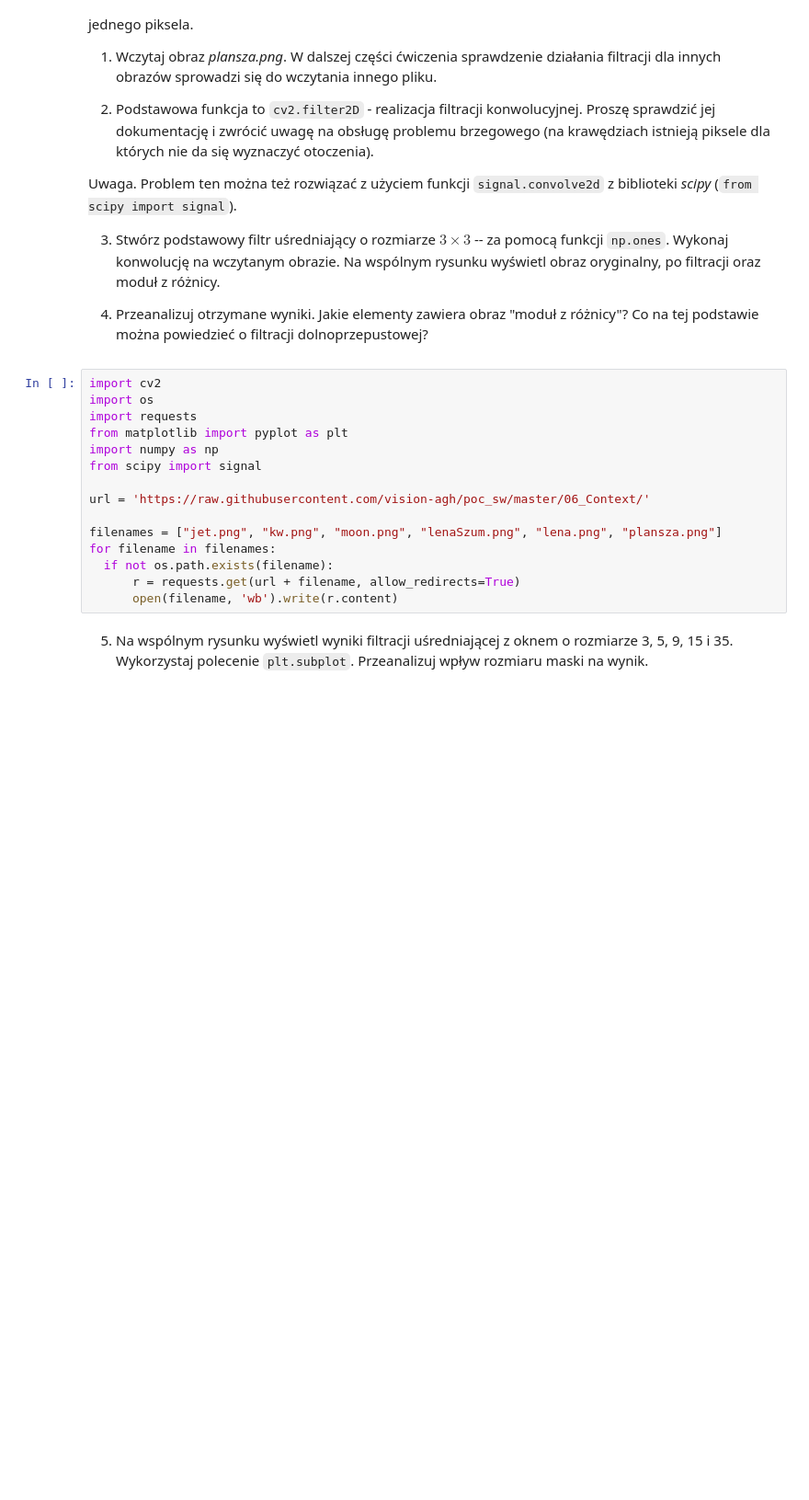
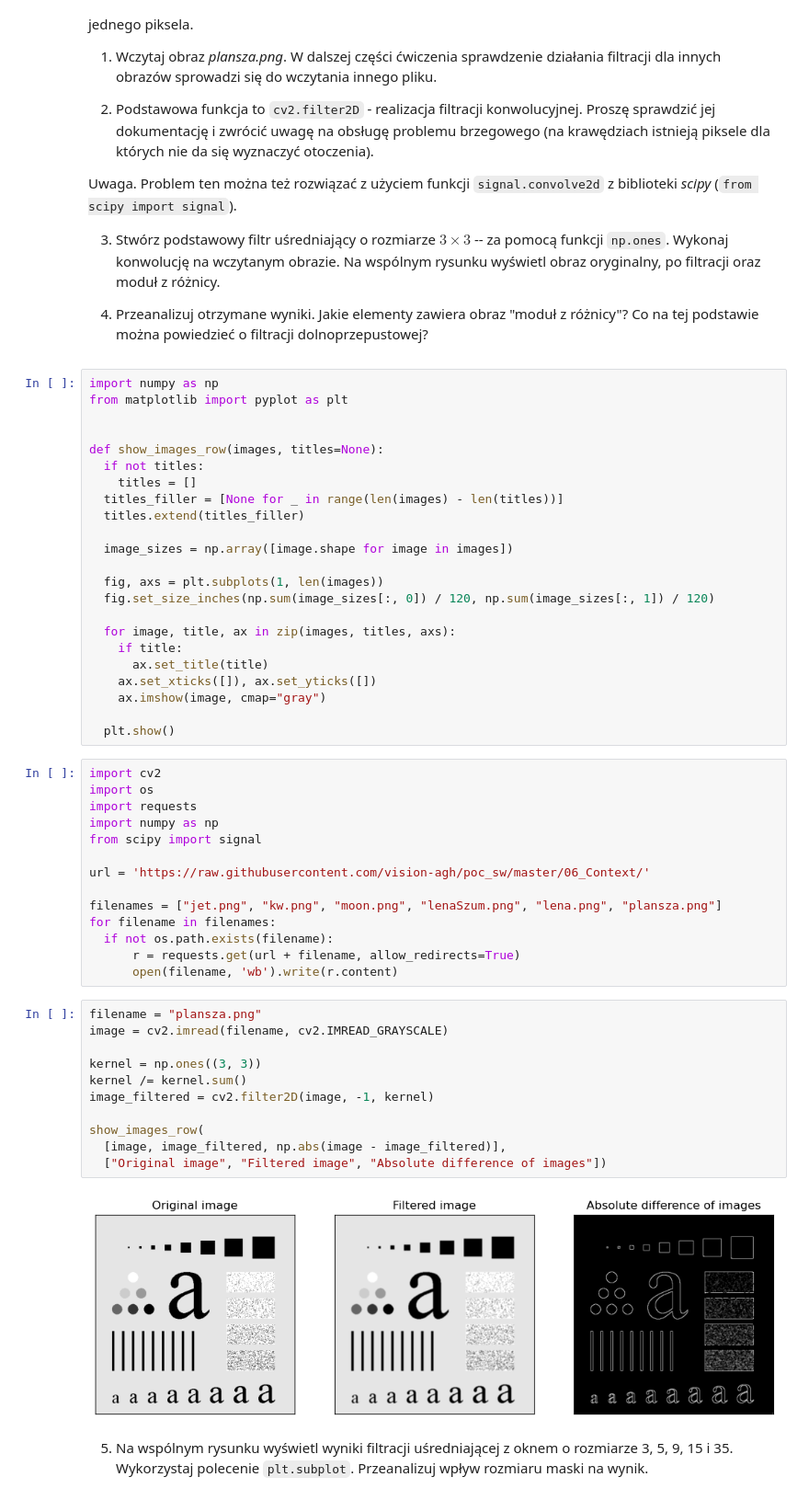
Before and after one commit to Szaroslav/introduction-to-digital-image-processing-agh-cs-course, a Jupyter notebook: lab6/lab6.ipynb, the cells around one changed output. Shown at 92% size. Saved outputs shown, nothing was run; the diff lists cells and outputs as text; blank space fills up the shorter version.

Commit message:
[Laboratory 6] Low-pass filters

```diff
--- a/lab6/lab6.ipynb
+++ b/lab6/lab6.ipynb
@@ -37,11 +37,33 @@ W dalszej części ćwiczenia sprawdzenie działania filtracji dla innych obraz
 3. Stwórz podstawowy filtr uśredniający o rozmiarze $3 \times 3$ -- za pomocą funkcji `np.ones`. Wykonaj konwolucję na wczytanym obrazie. Na wspólnym rysunku wyświetl obraz oryginalny, po filtracji oraz moduł z różnicy.
 
 4. Przeanalizuj otrzymane wyniki. Jakie elementy zawiera obraz "moduł z różnicy"? Co na tej podstawie można powiedzieć o filtracji dolnoprzepustowej?
+# %%
+import numpy as np
+from matplotlib import pyplot as plt
+
+
+def show_images_row(images, titles=None):
+  if not titles:
+    titles = []
+  titles_filler = [None for _ in range(len(images) - len(titles))]
+  titles.extend(titles_filler)
+
+  image_sizes = np.array([image.shape for image in images])
+
+  fig, axs = plt.subplots(1, len(images))
+  fig.set_size_inches(np.sum(image_sizes[:, 0]) / 120, np.sum(image_sizes[:, 1]) / 120)
+
+  for image, title, ax in zip(images, titles, axs):
+    if title:
+      ax.set_title(title)
+    ax.set_xticks([]), ax.set_yticks([])
+    ax.imshow(image, cmap="gray")
+
+  plt.show()
 # %%
 import cv2
 import os
 import requests
-from matplotlib import pyplot as plt
 import numpy as np
 from scipy import signal
 
@@ -52,6 +74,19 @@ for filename in filenames:
   if not os.path.exists(filename):
       r = requests.get(url + filename, allow_redirects=True)
       open(filename, 'wb').write(r.content)
+# %%
+filename = "plansza.png"
+image = cv2.imread(filename, cv2.IMREAD_GRAYSCALE)
+
+kernel = np.ones((3, 3))
+kernel /= kernel.sum()
+image_filtered = cv2.filter2D(image, -1, kernel)
+
+show_images_row(
+  [image, image_filtered, np.abs(image - image_filtered)],
+  ["Original image", "Filtered image", "Absolute difference of images"])
+# %% [output]
+[figure, added]
 # %% [markdown]
 5. Na wspólnym rysunku wyświetl wyniki filtracji uśredniającej z oknem o rozmiarze 3, 5, 9, 15 i 35.
 Wykorzystaj polecenie `plt.subplot`.
```
Also changed, not shown: parts of 8 cells of this notebook.
